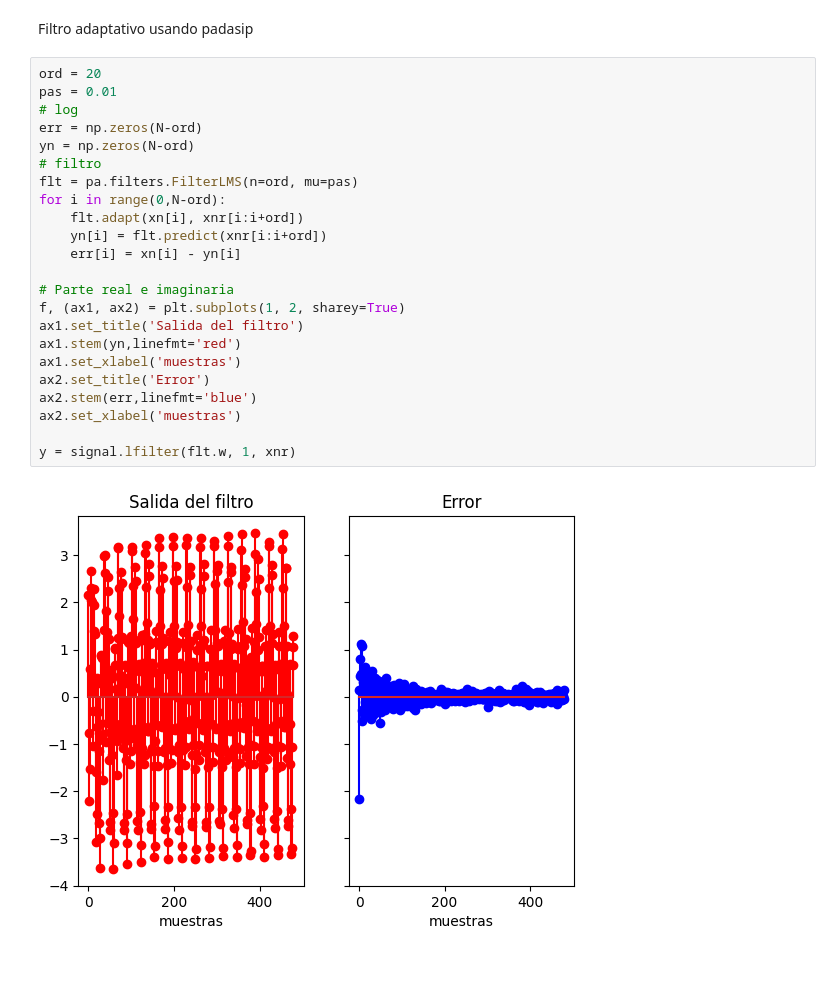
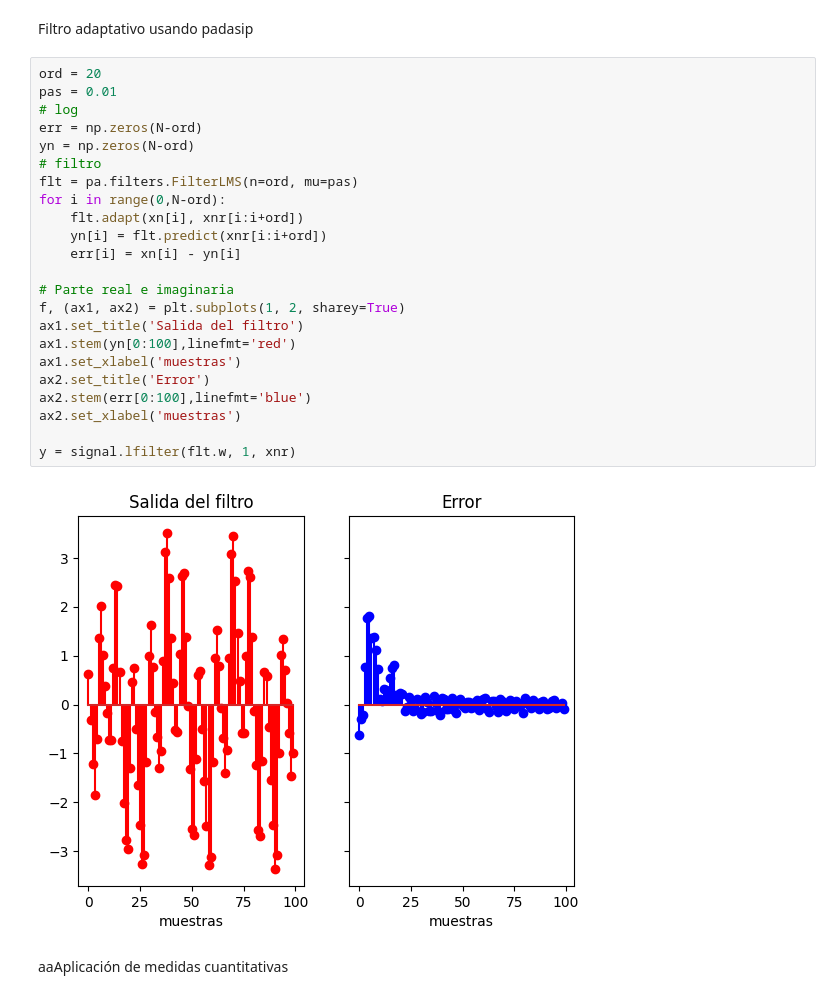
Before and after one commit to nelsonfvt/CyM_PDS, a Jupyter notebook: Teoría/5.Filtros adaptativos/Ejemplo_LMSFilter.ipynb, the cells around one changed output. Cells and saved outputs as stored; diff of their text form; blank space fills up the shorter version.

```diff
--- a/Teoría/5.Filtros adaptativos/Ejemplo_LMSFilter.ipynb
+++ b/Teoría/5.Filtros adaptativos/Ejemplo_LMSFilter.ipynb
@@ -33,25 +33,27 @@ Filtro adaptativo usando padasip
 # %%
 ord = 20
 pas = 0.01
 # log
 err = np.zeros(N-ord)
 yn = np.zeros(N-ord)
 # filtro
 flt = pa.filters.FilterLMS(n=ord, mu=pas)
 for i in range(0,N-ord):
     flt.adapt(xn[i], xnr[i:i+ord])
     yn[i] = flt.predict(xnr[i:i+ord])
     err[i] = xn[i] - yn[i]
 
 # Parte real e imaginaria
 f, (ax1, ax2) = plt.subplots(1, 2, sharey=True)
 ax1.set_title('Salida del filtro')
-ax1.stem(yn,linefmt='red')
+ax1.stem(yn[0:100],linefmt='red')
 ax1.set_xlabel('muestras')
 ax2.set_title('Error')
-ax2.stem(err,linefmt='blue')
+ax2.stem(err[0:100],linefmt='blue')
 ax2.set_xlabel('muestras')
 
 y = signal.lfilter(flt.w, 1, xnr)
 # %% [output]
-[figure, old version]
+[figure, new version]
+# %% [markdown]
+aaAplicación de medidas cuantitativas
```
Also changed, not shown: parts of 3 cells of this notebook, 1 other file.
